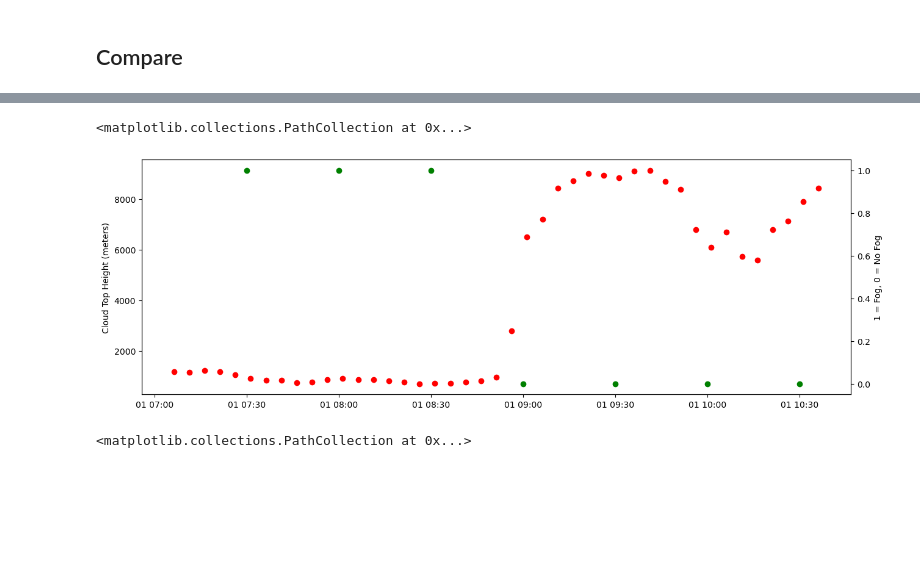
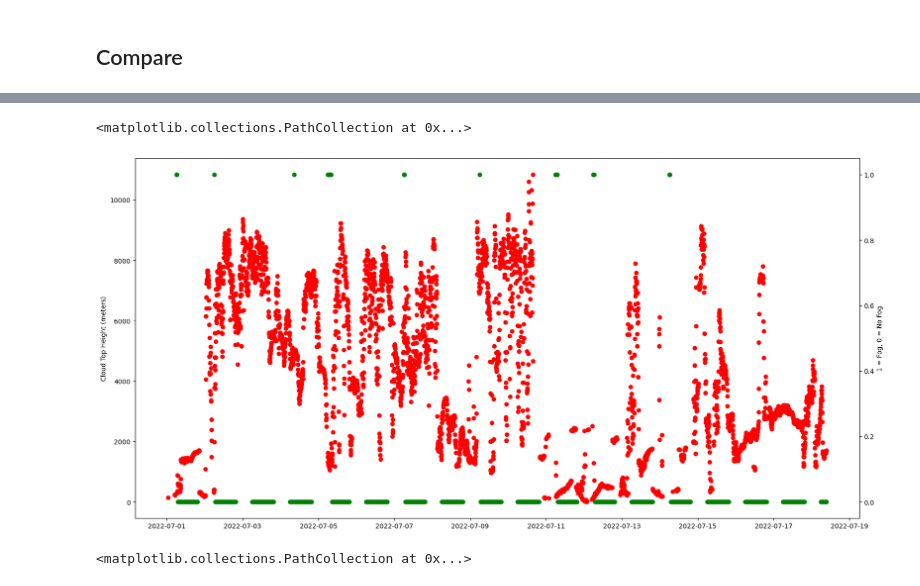
Before and after one commit to autumn-yng/summerfog, a Jupyter notebook: compare-goes-vs-photos.ipynb, the cells around one changed output, grey strips where cells are left out. Drawn from its saved outputs; the diff is of its cells as text; code cells hidden in the pictures; blank space fills up the shorter version.

```diff
--- a/compare-goes-vs-photos.ipynb
+++ b/compare-goes-vs-photos.ipynb
@@ -79,2 +94,2 @@ numpy.int64
 # %%
-time_df = df.set_index('Time') # can only slice time if time is index
+fog_df = df.set_index('Time') # can only slice time if time is index
@@ -96,0 +129,8 @@ height_df
+# %%
+''' When loading the dataframe of Cloud Height from in a csv file,
+we have to set the time column as index in order to merge it later with the fog classification along the time axis.
+datetime after read out from csv are usually strings, so we have to convert them back to datetime objects
+'''
+height_df = pd.read_csv('falsebay_cloudheight_df.csv', index_col='time', parse_dates=True)
+print(type(height_df.index[0]))
+height_df
@@ -97,2 +170,3 @@ height_df
 # %%
-result = pd.concat([height_df, time_df], axis=1)
+result = pd.concat([height_df, fog_df], axis=1)
+result
@@ -119,3 +186,0 @@ result[100:125]
-# %%
-result = result.reset_index()
-result
@@ -136,17 +218,17 @@ result
 # %%
-fig, ax1 = plt.subplots(figsize = (15,5))
+fig, ax1 = plt.subplots(figsize = (20,10))
 ax_twin = ax1.twinx()
 ax1.set_ylabel("Cloud Top Height (meters)")
 ax_twin.set_ylabel("1 = Fog, 0 = No Fog")
 
-df1 = result[100:150]
-ax1.scatter(df1["index"], df1["Height"], color = 'r')
-ax_twin.scatter(df1["index"], df1["Predicted label"], color = 'g')
+df1 = result['2022-07-01 00:00:00':fog_df.index[-1]]
+ax1.scatter(df1.index, df1["Height"], color = 'r')
+ax_twin.scatter(df1.index, df1["Predicted label"], color = 'g')
 
 # awesome job Autumn! now try Cassie's way to plot the fog/no fog as background vertical lines!
 # %% [output]
 <matplotlib.collections.PathCollection at 0x...>
-[figure, old version]
+[figure, new version]
 # %%
 # Old code
 fig, ax = plt.subplots(ncols=1, nrows=2, figsize = (10, 10))
```
Also changed, not shown: parts of 16 cells of this notebook.
